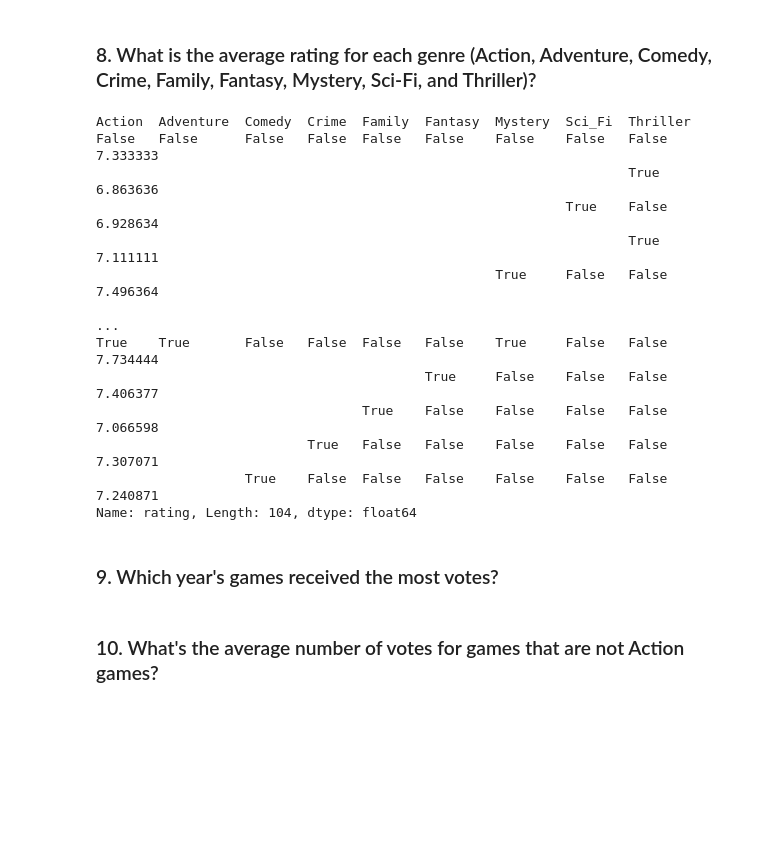
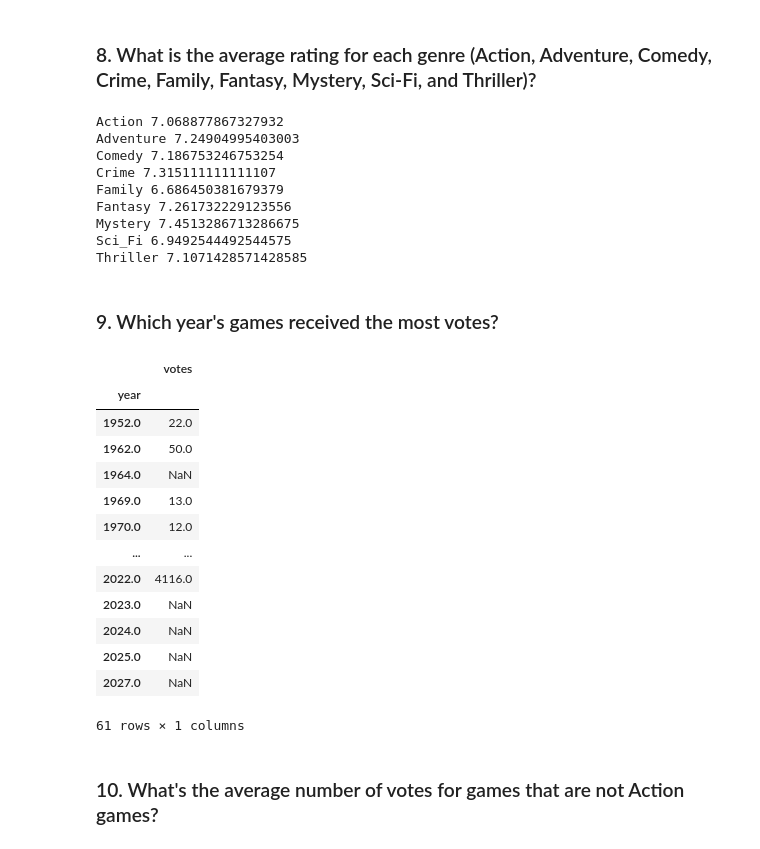
Before and after one commit to ABV-260510649/cis277-fa22-Lab3, a Jupyter notebook: Lab3.ipynb, the cells around one changed output. Saved outputs shown, nothing was run; the diff lists cells and outputs as text; code cells hidden in the pictures; blank space fills up the shorter version.

```diff
--- a/Lab3.ipynb
+++ b/Lab3.ipynb
@@ -221,23 +206,39 @@ df[df.year == 2018].loc[:,['name','votes']].sort_values('votes',ascending=False)
 # %% [markdown]
 ### 8. What is the average rating for each genre (Action, Adventure, Comedy, Crime, Family, Fantasy, Mystery, Sci-Fi, and Thriller)?
 # %%
-df.groupby(['Action','Adventure','Comedy','Crime','Family','Fantasy','Mystery','Sci_Fi','Thriller']).rating.mean()
+genres = ['Action','Adventure','Comedy','Crime','Family','Fantasy','Mystery','Sci_Fi','Thriller']
+for genre in genres:
+    print(genre, df[df[genre]].rating.mean())
 # %% [output]
-Action  Adventure  Comedy  Crime  Family  Fantasy  Mystery  Sci_Fi  Thriller
-False   False      False   False  False   False    False    False   False       7.333333
-                                                                    True        6.863636
-                                                            True    False       6.928634
-                                                                    True        7.111111
-                                                   True     False   False       7.496364
-                                                                                  ...
-True    True       False   False  False   False    True     False   False       7.734444
-                                          True     False    False   False       7.406377
-                                  True    False    False    False   False       7.066598
-                           True   False   False    False    False   False       7.307071
-                   True    False  False   False    False    False   False       7.240871
-Name: rating, Length: 104, dtype: float64
+Action 7.068877867327932
+Adventure 7.24904995403003
+Comedy 7.186753246753254
+Crime 7.315111111111107
+Family 6.686450381679379
+Fantasy 7.261732229123556
+Mystery 7.4513286713286675
+Sci_Fi 6.9492544492544575
+Thriller 7.1071428571428585
 # %% [markdown]
 ### 9. Which year's games received the most votes?
+# %%
+years = pd.DataFrame(df.groupby('year').votes.max())
+years
+# %% [output]
+|  | votes |
+| year |  |
+| 1952.0 | 22.0 |
+| 1962.0 | 50.0 |
+| 1964.0 | NaN |
+| 1969.0 | 13.0 |
+| 1970.0 | 12.0 |
+| ... | ... |
+| 2022.0 | 4116.0 |
+| 2023.0 | NaN |
+| 2024.0 | NaN |
+| 2025.0 | NaN |
+| 2027.0 | NaN |
+61 rows × 1 columns
 # %% [markdown]
 ### 10. What's the average number of votes for games that are not Action games?
 # %%
```
Also changed, not shown: parts of 10 cells of this notebook.
